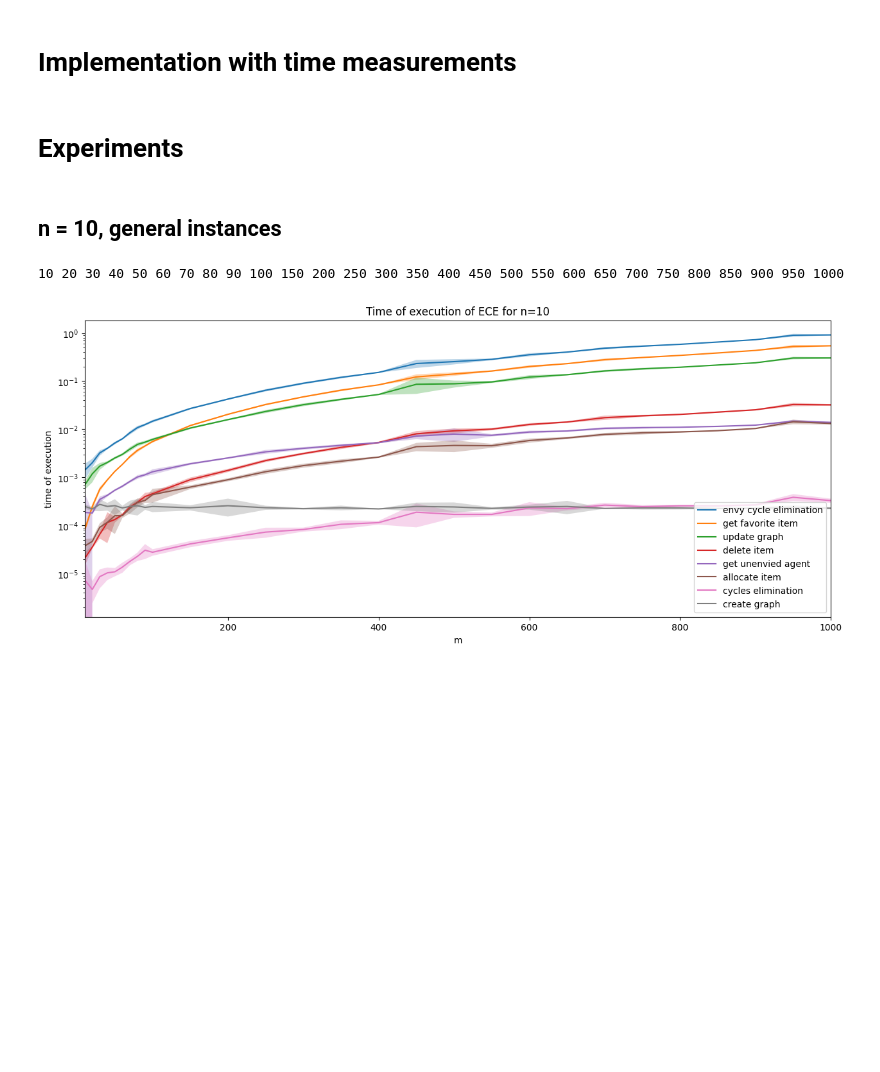
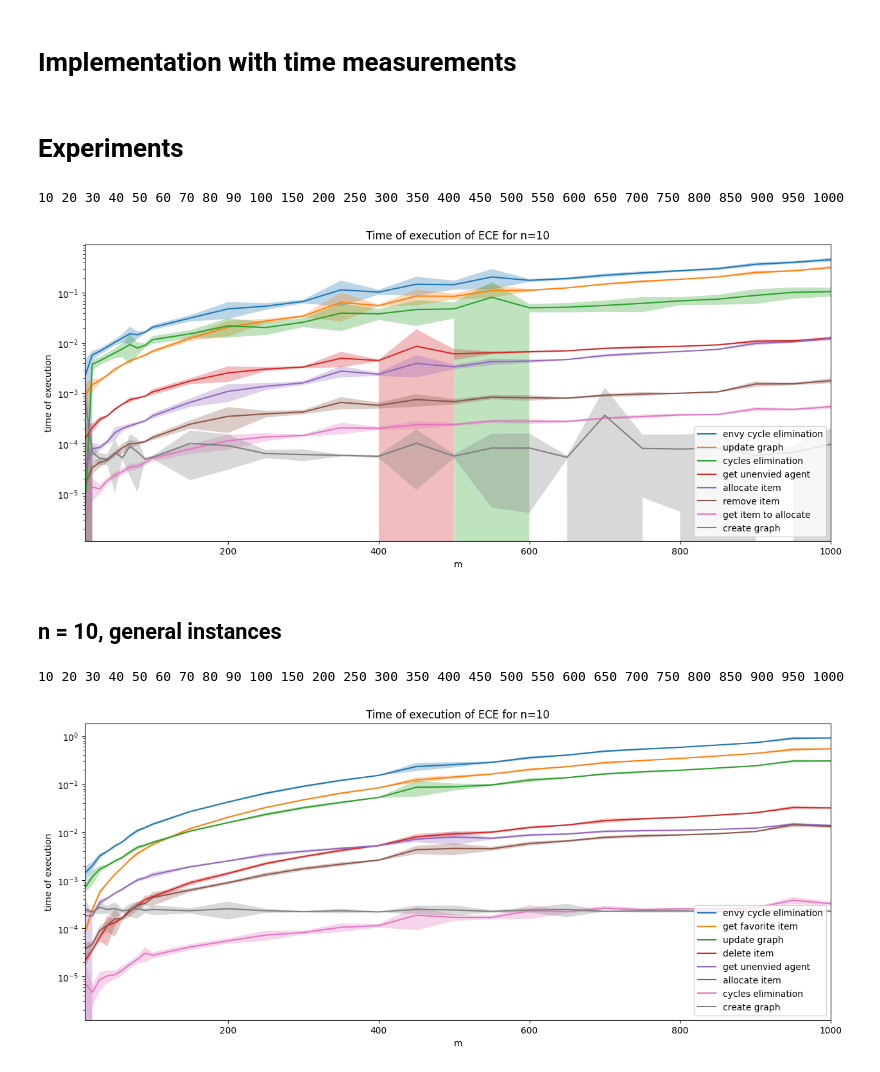
Before and after one commit to sheldak/fair-division, a Jupyter notebook: fairdivision/experiments/notebooks/ECE_benchmark.ipynb, the cells around one changed output. Cells and saved outputs as stored; diff of their text form; code cells hidden in the pictures; blank space fills up the shorter version.

```diff
--- a/fairdivision/experiments/notebooks/ECE_benchmark.ipynb
+++ b/fairdivision/experiments/notebooks/ECE_benchmark.ipynb
@@ -17,7 +17,7 @@ LABELS = [
     "create graph",
     "get unenvied agent",
     "cycles elimination",
-    "get favorite item",
+    "get item to allocate",
     "allocate item",
     "remove item",
     "update graph"
@@ -26,11 +26,14 @@ LABELS = [
 def initialize_durations():
     return {label: [] for label in LABELS}
 # %%
-def envy_cycle_elimination(agents, allocation, items):
+def envy_cycle_elimination(agents, items, allocation=None):
     durations = initialize_durations()
     start_time = time.time()
 
     items_left = items.copy()
+
+    if allocation is None:
+        allocation = Allocation(agents)
 
     graph, create_graph_time = with_duration(create_envy_graph, agents, allocation)
 
@@ -49,13 +52,19 @@ def envy_cycle_elimination(agents, allocation, items):
 
         durations["cycles elimination"].append(time.time() - cycle_start_time)
 
-        favorite_item, favorite_time = with_duration(unenvied_agent.get_favorite_item, items_left)
-        durations["get favorite item"].append(favorite_time)
+        # getting any item to allocate
+        start_item_to_allocate = time.time()
+        item_to_allocate = items_left.get_items()[0]
+        durations["get item to allocate"].append(time.time() - start_item_to_allocate)
 
-        _, allocate_time = with_duration(allocation.allocate, unenvied_agent, favorite_item)
+        # getting the favorite item to allocate
+        # item_to_allocate, item_to_allocate_time = with_duration(unenvied_agent.get_favorite_item, items_left)
+        # durations["get item to allocate"].append(item_to_allocate_time)
+
+        _, allocate_time = with_duration(allocation.allocate, unenvied_agent, item_to_allocate)
         durations["allocate item"].append(allocate_time)
 
-        _, remove_time = with_duration(items_left.remove_item, favorite_item)
+        _, remove_time = with_duration(items_left.remove_item, item_to_allocate)
         durations["remove item"].append(remove_time)
 
         _, update_time = with_duration(update_graph, graph, agents, allocation, unenvied_agent)
@@ -80,13 +89,32 @@ def run_ece(n, m, generator, iterations):
 
         allocation = Allocation(agents)
 
-        _, durations = envy_cycle_elimination(agents, allocation, items)
+        _, durations = envy_cycle_elimination(agents, items)
 
         measurements.append(durations)
 
     return measurements
 # %% [markdown]
 # Experiments
+# %%
+n = 10
+ms = np.concatenate((np.arange(10, 100, 10), np.arange(100, 1050, 50)))
+
+generator = AdditiveGenerator(min=0, max=10000)
+
+iterations = 10
+
+means, stds = initialize_statistics(LABELS)
+
+for m in ms:
+    print(m, end=" ")
+    measurements = run_ece(n, m, generator, iterations)
+    means, stds = update_statistics(means, stds, measurements, LABELS)
+
+draw(ms, means, stds, "m", "time of execution", "Time of execution of ECE for n=10")
+# %% [output]
+10 20 30 40 50 60 70 80 90 100 150 200 250 300 350 400 450 500 550 600 650 700 750 800 850 900 950 1000
+[figure, added]
 # %% [markdown]
 ## n = 10, general instances
 # %%
```
Also changed, not shown: 15 other files.
